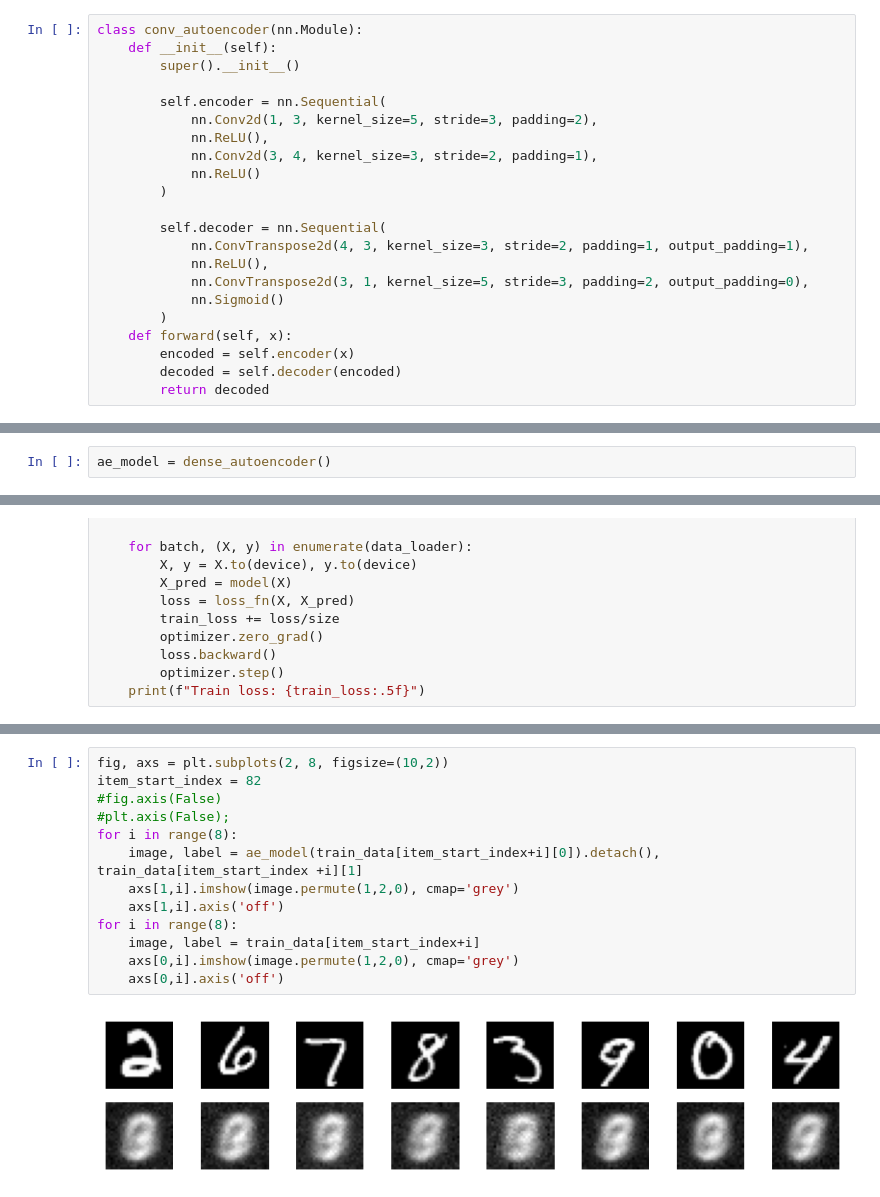
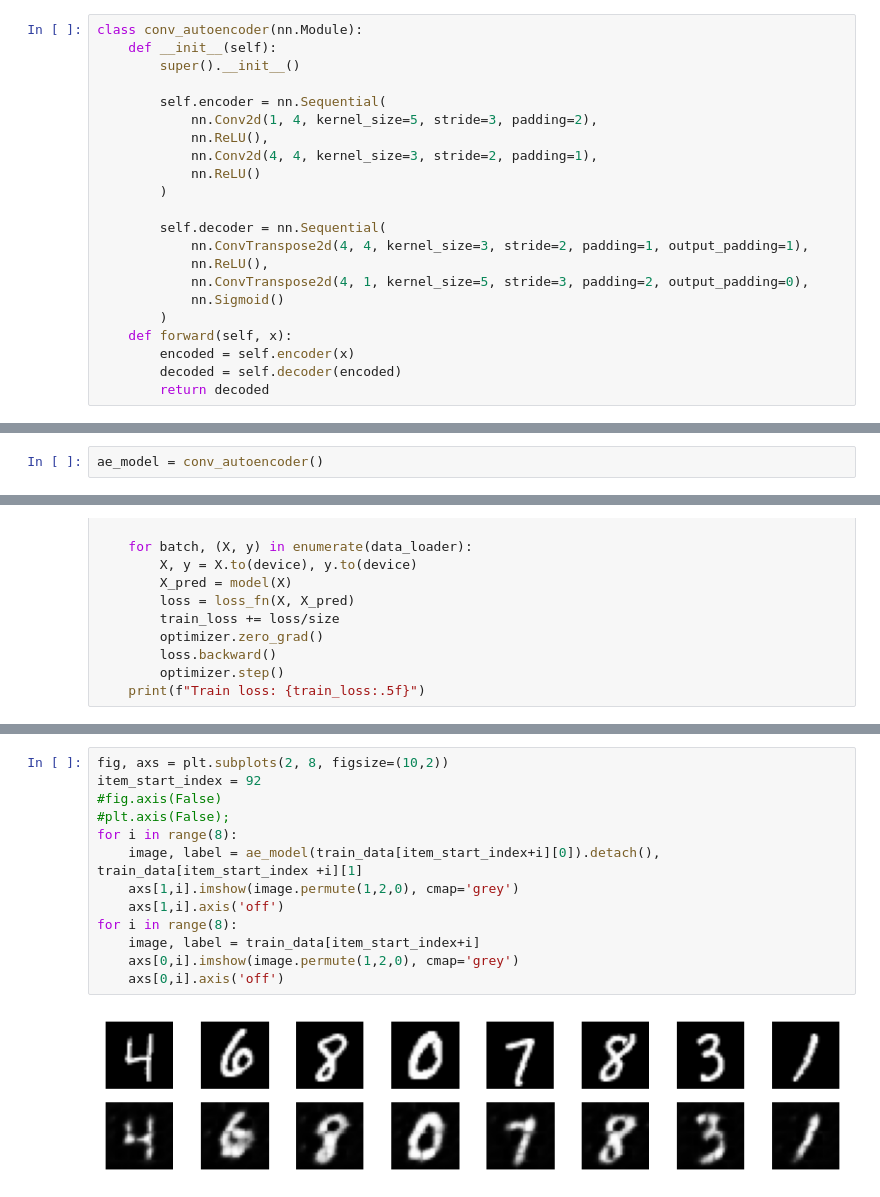
Before and after one commit to charlieardern/mini-ml-projects, a Jupyter notebook: autoencoder.ipynb, the cells around one changed output, grey strips where cells are left out. Saved outputs shown, nothing was run; the diff lists cells and outputs as text.

```diff
--- a/autoencoder.ipynb
+++ b/autoencoder.ipynb
@@ -64,16 +68,16 @@ class conv_autoencoder(nn.Module):
         super().__init__()
 
         self.encoder = nn.Sequential(
-            nn.Conv2d(1, 3, kernel_size=5, stride=3, padding=2),
+            nn.Conv2d(1, 4, kernel_size=5, stride=3, padding=2),
             nn.ReLU(),
-            nn.Conv2d(3, 4, kernel_size=3, stride=2, padding=1),
+            nn.Conv2d(4, 4, kernel_size=3, stride=2, padding=1),
             nn.ReLU()
         )
 
         self.decoder = nn.Sequential(
-            nn.ConvTranspose2d(4, 3, kernel_size=3, stride=2, padding=1, output_padding=1),
+            nn.ConvTranspose2d(4, 4, kernel_size=3, stride=2, padding=1, output_padding=1),
             nn.ReLU(),
-            nn.ConvTranspose2d(3, 1, kernel_size=5, stride=3, padding=2, output_padding=0),
+            nn.ConvTranspose2d(4, 1, kernel_size=5, stride=3, padding=2, output_padding=0),
             nn.Sigmoid()
         )
     def forward(self, x):
@@ -98,7 +104,7 @@ class dense_autoencoder(nn.Module):
         decoded = decoded.view(x.size(0), 28, 28)
         return decoded
 # %%
-ae_model = dense_autoencoder()
+ae_model = conv_autoencoder()
 # %%
 optimizer = torch.optim.SGD(params=ae_model.parameters(), lr=0.1)
 #optimizer = torch.optim.Adam(params=ae_model.parameters(), lr=0.001)
@@ -174,16 +177,16 @@ Epoch: 12
 ... (9 outputs left out)
 # %%
 fig, axs = plt.subplots(2, 8, figsize=(10,2))
-item_start_index = 82
+item_start_index = 92
 #fig.axis(False)
 #plt.axis(False);
 for i in range(8):
     image, label = ae_model(train_data[item_start_index+i][0]).detach(), train_data[item_start_index +i][1]
     axs[1,i].imshow(image.permute(1,2,0), cmap='grey')
     axs[1,i].axis('off')
 for i in range(8):
     image, label = train_data[item_start_index+i]
     axs[0,i].imshow(image.permute(1,2,0), cmap='grey')
     axs[0,i].axis('off')
 # %% [output]
-[figure, old version]
+[figure, new version]
```
Also changed, not shown: parts of 8 cells of this notebook.
